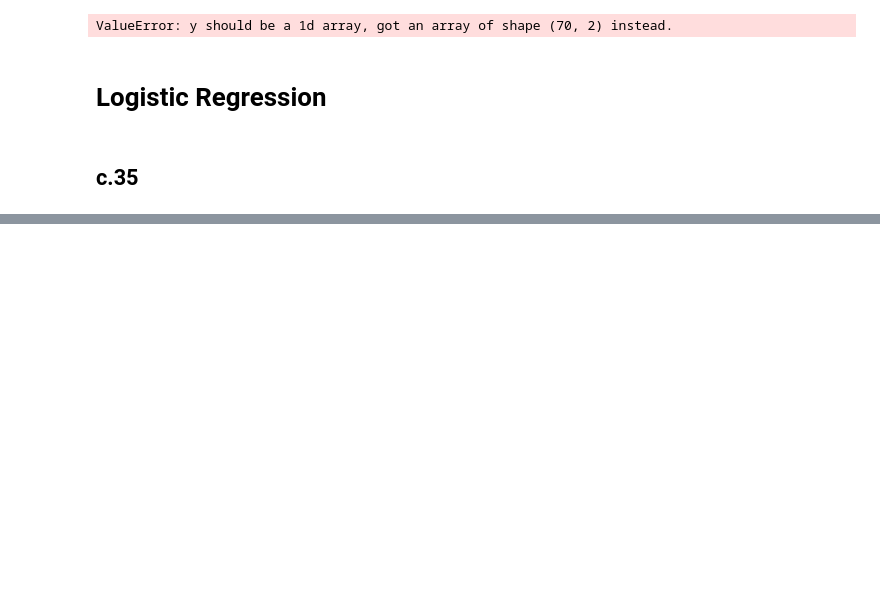
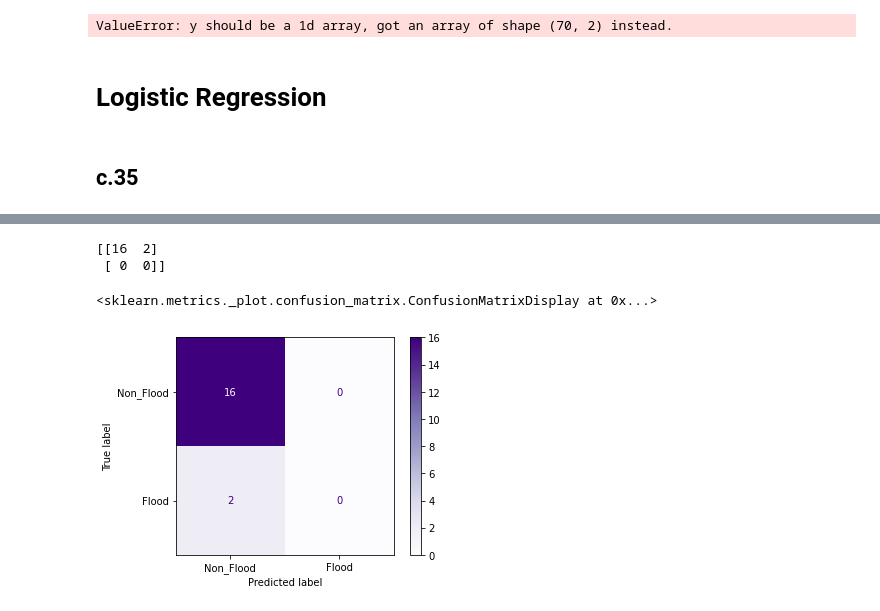
Before and after one commit to TermProject702/Flooding702, a Jupyter notebook: Model.ipynb, the cells around one changed output, grey strips where cells are left out. Cells and saved outputs as stored; diff of their text form; code cells hidden in the pictures; blank space fills up the shorter version.

```diff
--- a/Model.ipynb
+++ b/Model.ipynb
@@ -340,0 +367,3 @@ Lr.fit(X_train_C, y_train_C)
+# %%
+y_pred_S = Lr.predict(X_test_S)
+print(classification_report(y_test_S, y_pred_S))
@@ -340,0 +379,8 @@ Lr.fit(X_train_C, y_train_C)
+# %%
+print(confusion_matrix(y_pred_S, y_test_S))
+plot_confusion_matrix(Lr, X_test_S, y_test_S, display_labels=["Non_Flood", "Flood"], cmap=plt.cm.Purples)
+# %% [output]
+[[16  2]
+ [ 0  0]]
+<sklearn.metrics._plot.confusion_matrix.ConfusionMatrixDisplay at 0x...>
+[figure, added]
```
Also changed, not shown: parts of 8 cells of this notebook.
